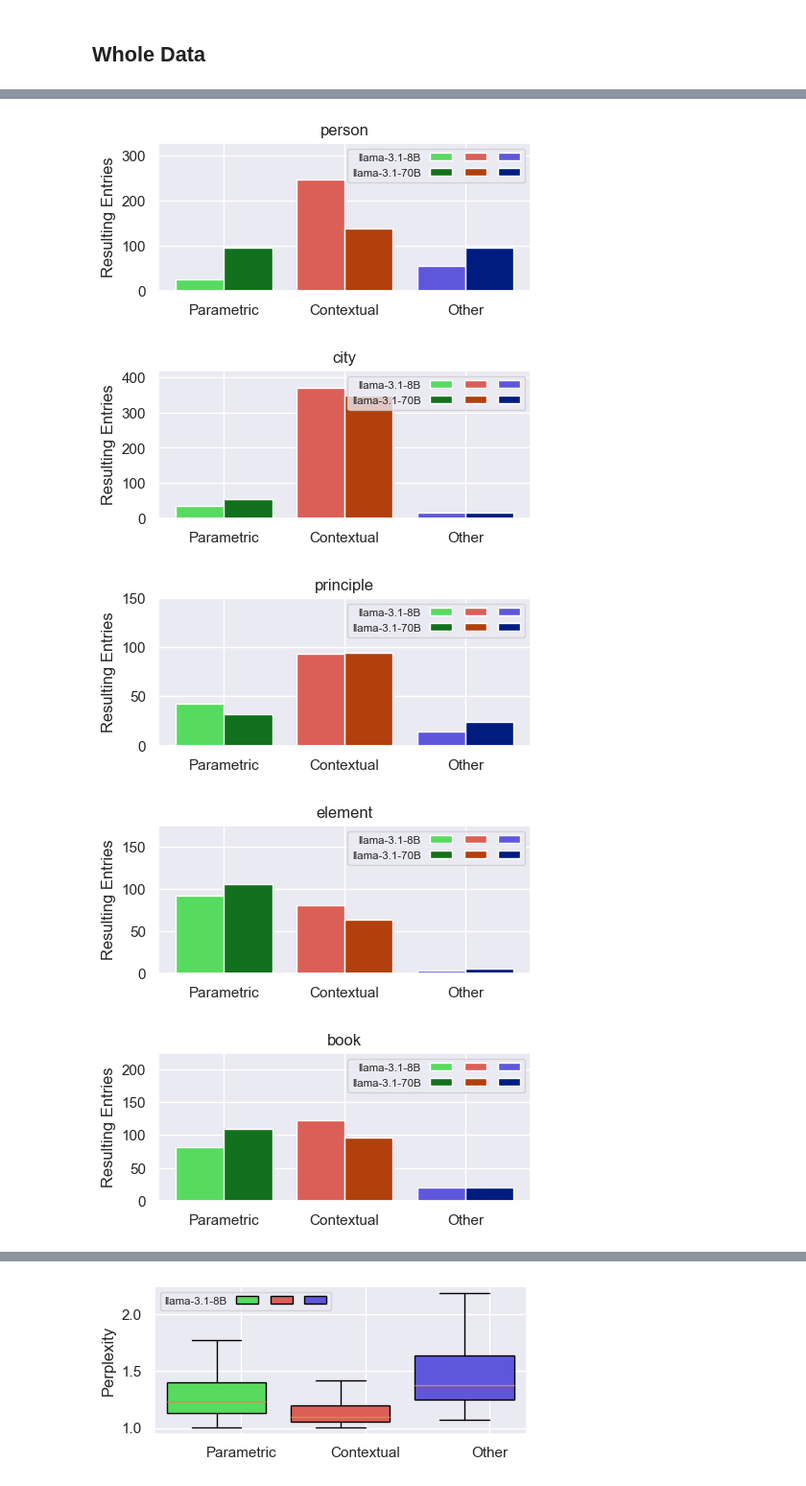
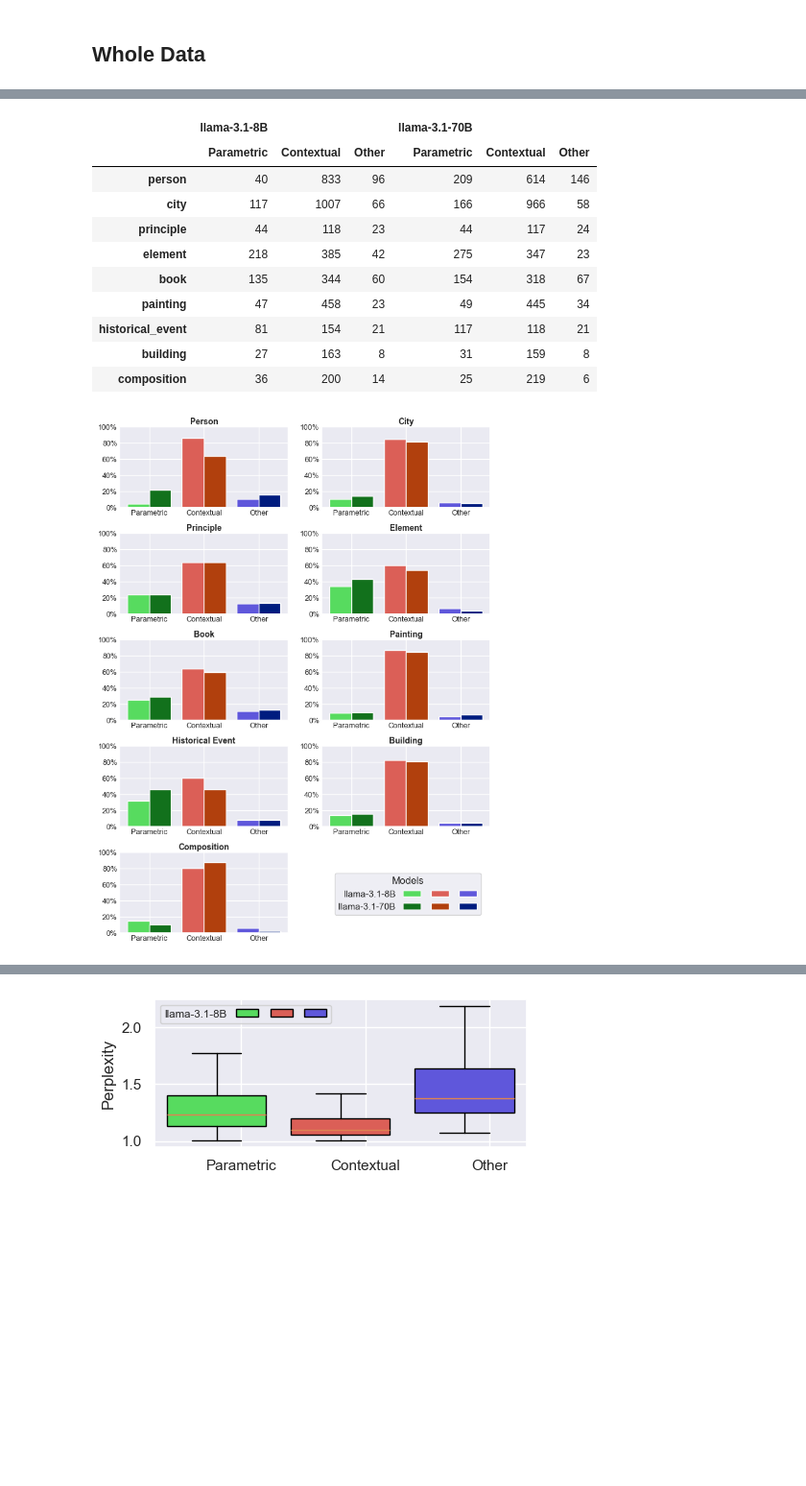
Before and after one commit to mfixman/rag-thesis, a Jupyter notebook: joiner_analysis.ipynb, the cells around one changed output, grey strips where cells are left out. Shown at 96% size. Drawn from its saved outputs; the diff is of its cells as text; code cells hidden in the pictures; blank space fills up the shorter version.

```diff
--- a/joiner_analysis.ipynb
+++ b/joiner_analysis.ipynb
@@ -237,14 +269,56 @@ pyplot.savefig('Report/figures/flan_amount.png', dpi = 200, bbox_inches = 'tight
 # %%
-for cat in llama.Category.unique():
-    barPlot(
+matplotlib.rcParams['figure.figsize'] = 4, 2
+
+fig, axs = pyplot.subplots(
+    5,
+    2,
+    figsize = (2 * 4, 5 * 2.2),
+)
+axs = list(itertools.chain.from_iterable(axs))
+
+results = []
+for cat, ax in zip(llama.Category.unique(), axs):
+    tables = [
         llama[llama.Category == cat],
         bigllama[bigllama.Category == cat],
-        names = [t.name for t in [llama, bigllama]],
+    ]
+    names = [t.name for t in [llama, bigllama]]
+
+    results.append(barTable(*tables, names = names).stack().rename(cat))
+    barPlot(
+        *tables,
+        names = names,
+        ax = ax,
+        percent = True,
     )
-    pyplot.title(cat)
+    ax.set_title(cat.title().replace('_', ' '), fontsize = 10, fontweight = 'bold', pad = 3)
+
+fig.delaxes(axs[9])
+handles, labels = axs[0].get_legend_handles_labels()
+fig.legend(
+    handles[0::3] + handles[1::3] + handles[2::3],
+    labels[0::3] + labels[1::3] + labels[2::3],
+    ncols = 3,
+    markerfirst = False,
+    columnspacing = 0,
+    loc = 'lower right',
+    bbox_to_anchor = (.89, .13),
+    title = 'Models',
+)
+pyplot.subplots_adjust(hspace = .32)
+display(pandas.concat(results, axis = 1).T)
+
+pyplot.savefig('Report/figures/llama_allcats.png', dpi = 200, bbox_inches = 'tight')
 # %% [output]
+|  | llama-3.1-8B |  |  | llama-3.1-70B |  |  |
+|  | Parametric | Contextual | Other | Parametric | Contextual | Other |
+| person | 40 | 833 | 96 | 209 | 614 | 146 |
+| city | 117 | 1007 | 66 | 166 | 966 | 58 |
+| principle | 44 | 118 | 23 | 44 | 117 | 24 |
+| element | 218 | 385 | 42 | 275 | 347 | 23 |
+| book | 135 | 344 | 60 | 154 | 318 | 67 |
+| painting | 47 | 458 | 23 | 49 | 445 | 34 |
+| historical_event | 81 | 154 | 21 | 117 | 118 | 21 |
+| building | 27 | 163 | 8 | 31 | 159 | 8 |
+| composition | 36 | 200 | 14 | 25 | 219 | 6 |
-[figure, old version]
+[figure, new version]
-[figure, removed]
-[figure, removed]
-[figure, removed]
-[figure, removed]
```
Also changed, not shown: parts of 5 cells of this notebook, 9 other files.
